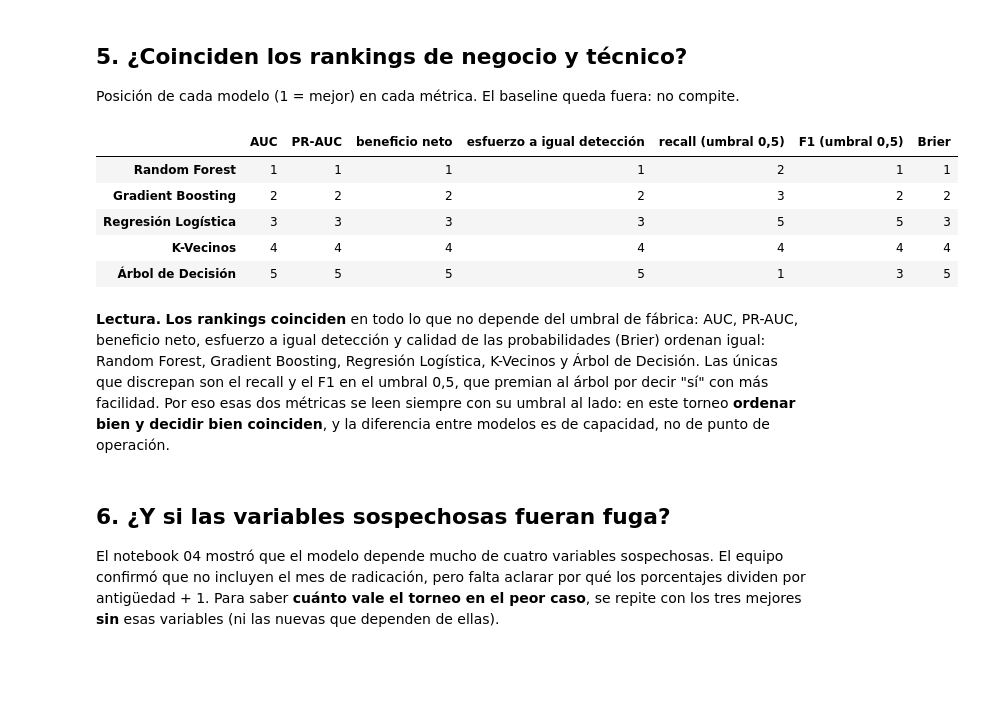
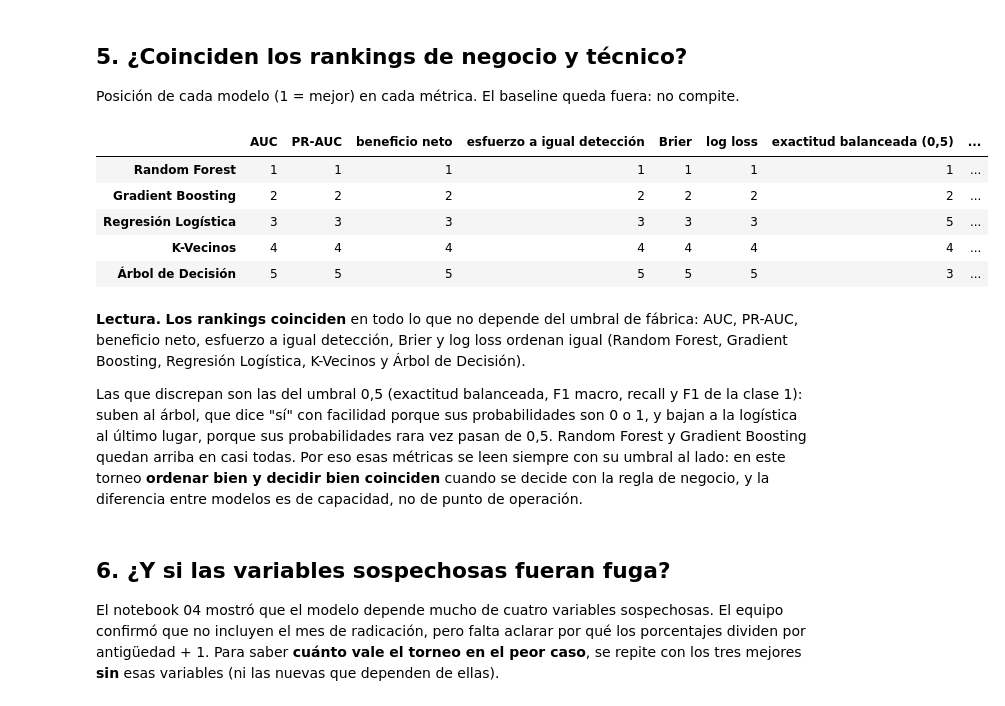
Before and after one commit to carlosgris1980-coder/retiro_asociados, a Jupyter notebook: notebooks/05_torneo.ipynb, the cells around one changed output. Drawn from its saved outputs; the diff is of its cells as text; code cells hidden in the pictures; blank space fills up the shorter version.

```diff
--- a/notebooks/05_torneo.ipynb
+++ b/notebooks/05_torneo.ipynb
@@ -140,17 +149,12 @@ Gradient Boosting              listo en   245 s
 
 Media ± desviación entre pliegues. La tabla se ordena por AUC.
 # %%
-technical_cols = ["AUC", "PR-AUC", "recall", "precisión", "F1", "Brier"]
-summary = pd.DataFrame({
-    **{m: {n: f[m].mean() for n, f in folds_by_model.items()} for m in technical_cols},
-    "± AUC": {n: f["AUC"].std() for n, f in folds_by_model.items()},
-    "± PR-AUC": {n: f["PR-AUC"].std() for n, f in folds_by_model.items()},
-    "segundos de ajuste": {n: f["segundos de ajuste"].mean() for n, f in folds_by_model.items()},
-    "segundos de predicción": {n: f["segundos de predicción"].mean() for n, f in folds_by_model.items()},
-}).sort_values("AUC", ascending=False)
-summary = summary[["AUC", "± AUC", "PR-AUC", "± PR-AUC", "recall", "precisión", "F1", "Brier", "segundos de ajuste",
-                   "segundos de predicción"]]
-summary.to_csv(REPORTS_DIR / "05_torneo_tabla.csv")
+full = summarize(folds_by_model, ["AUC", "PR-AUC", "recall", "precisión", "F1", "exactitud balanceada",
+                                   "recall clase 0", "precisión clase 0", "F1 macro", "Brier", "log loss",
+                                   "segundos de ajuste", "segundos de predicción"]).sort_values("AUC", ascending=False)
+full.to_csv(REPORTS_DIR / "05_torneo_tabla.csv")
+summary = full[["AUC", "± AUC", "PR-AUC", "± PR-AUC", "recall", "precisión", "F1", "Brier", "segundos de ajuste",
+                "segundos de predicción"]]
 display(table(summary, decimals=4, col_decimals={"segundos de ajuste": 1, "segundos de predicción": 1}))
 # %% [output]
 |  | AUC | ± AUC | PR-AUC | ± PR-AUC | recall | precisión | F1 | Brier | segundos de ajuste | ... |
@@ -280,15 +314,21 @@ for _, valid_idx in folds:
     mass.append(result["beneficio_neto"] / len(valid_idx) * 1000)
 mass = np.array(mass)
 
-money_cols = ["beneficio neto (por 1.000)", "contactos (por 1.000)", "saldo cubierto"]
+money = summarize(folds_by_model, ["beneficio neto (por 1.000)", "beneficio neto, umbral 0,5 (por 1.000)",
+                                   "contactos (por 1.000)", "saldo cubierto"])
 business = pd.DataFrame({
-    **{m: {n: f[m].mean() for n, f in folds_by_model.items()} for m in money_cols},
-    "± beneficio": {n: f["beneficio neto (por 1.000)"].std() for n, f in folds_by_model.items()},
+    "beneficio neto (por 1.000)": money["beneficio neto (por 1.000)"],
+    "± beneficio": money["± beneficio neto (por 1.000)"],
+    "contactos (por 1.000)": money["contactos (por 1.000)"],
+    "saldo cubierto": money["saldo cubierto"],
+    "con umbral 0,5 (por 1.000)": money["beneficio neto, umbral 0,5 (por 1.000)"],
 })
-business.loc["Contactar a todos (sin modelo)"] = [mass.mean(), 1000.0, 1.0, mass.std()]
+business.loc["Contactar a todos (sin modelo)"] = [mass.mean(), mass.std(), 1000.0, 1.0, mass.mean()]
 business["frente a contactar a todos"] = business["beneficio neto (por 1.000)"] - mass.mean()
+business["valor de la regla"] = business["beneficio neto (por 1.000)"] - business["con umbral 0,5 (por 1.000)"]
 business = business.sort_values("beneficio neto (por 1.000)", ascending=False)
-business = business[["beneficio neto (por 1.000)", "± beneficio", "frente a contactar a todos", "contactos (por 1.000)", "saldo cubierto"]]
+business = business[["beneficio neto (por 1.000)", "± beneficio", "frente a contactar a todos", "contactos (por 1.000)",
+                     "saldo cubierto", "con umbral 0,5 (por 1.000)", "valor de la regla"]]
 display(table(business, decimals=2, pct_cols=["saldo cubierto"], col_decimals={"contactos (por 1.000)": 0}))
 print(f"Supuestos: contacto ${fmt_num(CONTACT_COST * 1e6)} · efectividad {fmt_pct(RETENTION_RATE, 0)} · cifras en millones de COP")
 ACTIVE = 129_794   # asociados activos en dic-2025 (notebook 02)
@@ -403,27 +457,34 @@ Posición de cada modelo (1 = mejor) en cada métrica. El baseline queda fuera:
 # %%
 ranks = pd.DataFrame({
     "AUC": summary.loc[contenders.index, "AUC"].rank(ascending=False),
     "PR-AUC": summary.loc[contenders.index, "PR-AUC"].rank(ascending=False),
     "beneficio neto": business.loc[contenders.index, "beneficio neto (por 1.000)"].rank(ascending=False),
     "esfuerzo a igual detección": effort.loc[contenders.index, "asociados a contactar"].rank(),
-    "recall (umbral 0,5)": summary.loc[contenders.index, "recall"].rank(ascending=False),
-    "F1 (umbral 0,5)": summary.loc[contenders.index, "F1"].rank(ascending=False),
-    "Brier": summary.loc[contenders.index, "Brier"].rank(),
-}).astype(int).sort_values("AUC")
+    "Brier": full.loc[contenders.index, "Brier"].rank(),
+    "log loss": full.loc[contenders.index, "log loss"].rank(),
+    "exactitud balanceada (0,5)": full.loc[contenders.index, "exactitud balanceada"].rank(ascending=False),
+    "F1 macro (0,5)": full.loc[contenders.index, "F1 macro"].rank(ascending=False),
+    "recall clase 1 (0,5)": full.loc[contenders.index, "recall"].rank(ascending=False),
+    "F1 clase 1 (0,5)": full.loc[contenders.index, "F1"].rank(ascending=False),
+}).rank(method="min").astype(int).sort_values("AUC")
 display(ranks)
 # %% [output]
-|  | AUC | PR-AUC | beneficio neto | esfuerzo a igual detección | recall (umbral 0,5) | F1 (umbral 0,5) | Brier |
-| Random Forest | 1 | 1 | 1 | 1 | 2 | 1 | 1 |
-| Gradient Boosting | 2 | 2 | 2 | 2 | 3 | 2 | 2 |
-| Regresión Logística | 3 | 3 | 3 | 3 | 5 | 5 | 3 |
-| K-Vecinos | 4 | 4 | 4 | 4 | 4 | 4 | 4 |
-| Árbol de Decisión | 5 | 5 | 5 | 5 | 1 | 3 | 5 |
+|  | AUC | PR-AUC | beneficio neto | esfuerzo a igual detección | Brier | log loss | exactitud balanceada (0,5) | ... |
+| Random Forest | 1 | 1 | 1 | 1 | 1 | 1 | 1 | ... |
+| Gradient Boosting | 2 | 2 | 2 | 2 | 2 | 2 | 2 | ... |
+| Regresión Logística | 3 | 3 | 3 | 3 | 3 | 3 | 5 | ... |
+| K-Vecinos | 4 | 4 | 4 | 4 | 4 | 4 | 4 | ... |
+| Árbol de Decisión | 5 | 5 | 5 | 5 | 5 | 5 | 3 | ... |
 # %% [markdown]
 **Lectura.** **Los rankings coinciden** en todo lo que no depende del umbral de fábrica: AUC, PR-AUC, beneficio neto,
-esfuerzo a igual detección y calidad de las probabilidades (Brier) ordenan igual: Random Forest, Gradient Boosting,
-Regresión Logística, K-Vecinos y Árbol de Decisión. Las únicas que discrepan son el recall y el F1 en el umbral 0,5, que
-premian al árbol por decir "sí" con más facilidad. Por eso esas dos métricas se leen siempre con su umbral al lado: en este
-torneo **ordenar bien y decidir bien coinciden**, y la diferencia entre modelos es de capacidad, no de punto de operación.
+esfuerzo a igual detección, Brier y log loss ordenan igual (Random Forest, Gradient Boosting, Regresión Logística,
+K-Vecinos y Árbol de Decisión).
+
+Las que discrepan son las del umbral 0,5 (exactitud balanceada, F1 macro, recall y F1 de la clase 1): suben al árbol, que
+dice "sí" con facilidad porque sus probabilidades son 0 o 1, y bajan a la logística al último lugar, porque sus
+probabilidades rara vez pasan de 0,5. Random Forest y Gradient Boosting quedan arriba en casi todas. Por eso esas métricas
+se leen siempre con su umbral al lado: en este torneo **ordenar bien y decidir bien coinciden** cuando se decide con la
+regla de negocio, y la diferencia entre modelos es de capacidad, no de punto de operación.
 # %% [markdown]
 ## 6. ¿Y si las variables sospechosas fueran fuga?
 
```
Also changed, not shown: parts of 12 cells of this notebook, 9 other files.
